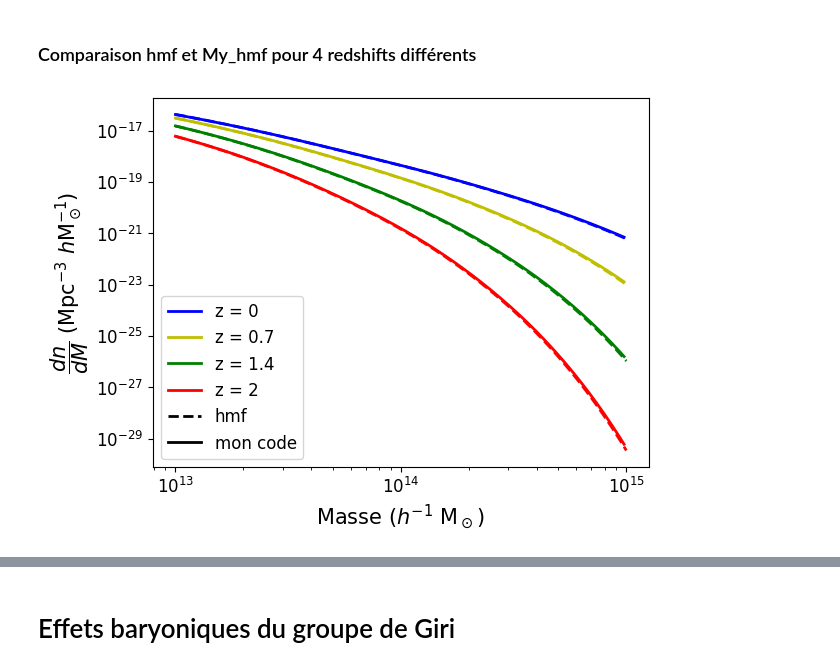
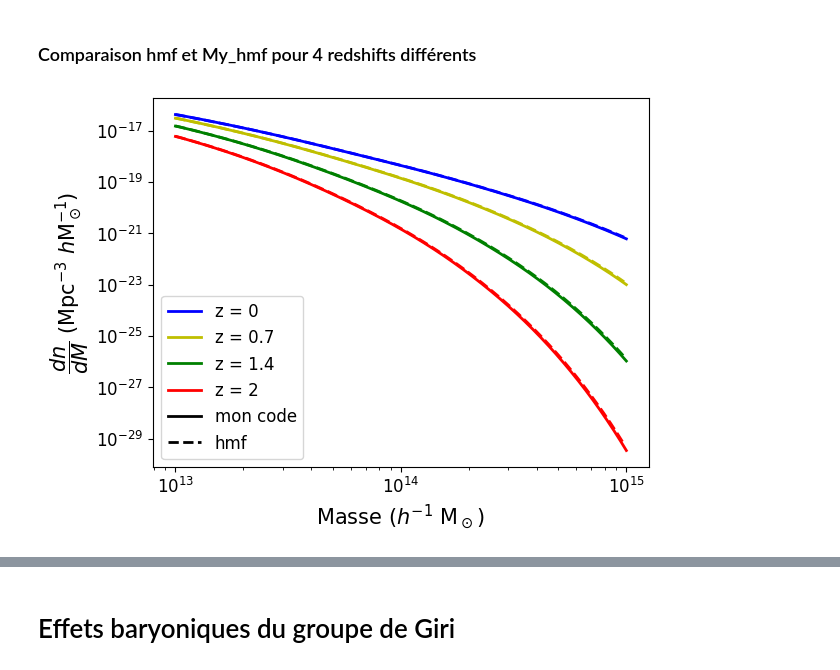
Before and after one commit to Thomas054/My_hmf, a Jupyter notebook: 1 Test_MassFunction.ipynb, the cells around one changed output, grey strips where cells are left out. Drawn from its saved outputs; the diff is of its cells as text; code cells hidden in the pictures.

```diff
--- a/1 Test_MassFunction.ipynb
+++ b/1 Test_MassFunction.ipynb
@@ -25,9 +25,18 @@ import matplotlib.pyplot as plt
 # %%
 from hmf import MassFunction
 # %%
+# cosmo_params = {
+#     "H0": 70,
+#     "Om0": 0.294,
+#     "Ob0": 0.022 / 0.7**2,
+#     "ns": 0.965,
+#     "As": 2e-9
+# }
+
+
 cosmo_params = {
     "H0": 70,
-    "Om0": 0.294,
+    "Om0": 0.35,
     "Ob0": 0.022 / 0.7**2,
     "ns": 0.965,
     "As": 2e-9
@@ -39,7 +48,7 @@ cosmo_params_hmf = {
     "Ob0": cosmo_params["Ob0"]
 }
 
-z = 1
+z = 0
 # %%
 mf = MassFunction(
     hmf_model="Tinker08",
@@ -101,30 +114,30 @@ print(my_mf.rho_m_Masse)
 # %%
 fig, ax = plt.subplots()
 colors = {0: "b", 0.7: "y", 1.4: "g", 2: "r"}
 my_mf = My_Tinker08(cosmo_params=cosmo_params)
 for z in [0, 0.7, 1.4, 2]:
     mf = MassFunction(
     hmf_model="Tinker08",
     transfer_model="CAMB",
     cosmo_params=cosmo_params_hmf,
     Mmin=13,
     lnk_min=np.log(1e-4),
     lnk_max=np.log(1),
     z=z,
     )
     my_mf.set_z(z)
-    plt.plot(my_mf.m, my_mf.dndm, "--", color=colors[z], linewidth=2)
-    plt.plot(mf.m, mf.dndm, label=f"z = {z}", color=colors[z], linewidth=2)
+    plt.plot(my_mf.m, my_mf.dndm, label=f"z = {z}", color=colors[z], linewidth=2)
+    plt.plot(mf.m, mf.dndm, "--", color=colors[z], linewidth=2)
+plt.plot([], [], label="mon code", color="black", linewidth=2)
 plt.plot([], [], label="hmf", color="black", linestyle="--", linewidth=2)
-plt.plot([], [], label="mon code", color="black", linewidth=2)
 plt.xlabel(r"Masse ($h^{-1}$ M$_\odot$)", size=15)
 plt.ylabel(r"$\dfrac{dn}{dM}$ (Mpc$^{-3}$ $h$M$_\odot^{-1}$)", size=15)
 plt.xscale("log")
 plt.yscale("log")
 plt.legend(fontsize=12)
 # plt.tick_params(axis="both", labelsize=12) # équivelent aux 2 lignes suivantes
 plt.xticks(fontsize=12)
 plt.yticks(fontsize=12)
 plt.show()
 # %% [output]
-[figure, old version]
+[figure, new version]
```
Also changed, not shown: parts of 6 cells of this notebook, 1 other file.
